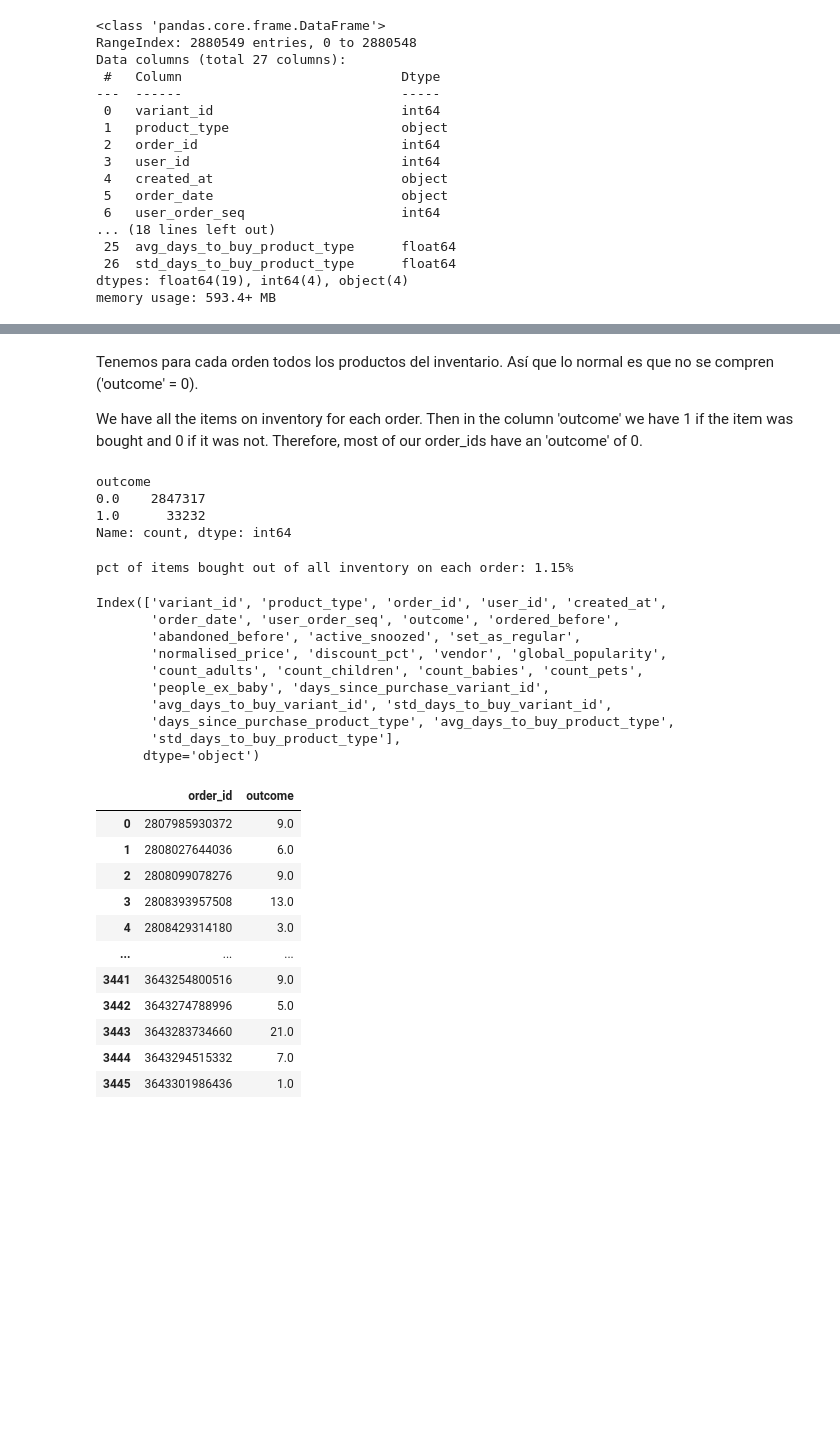
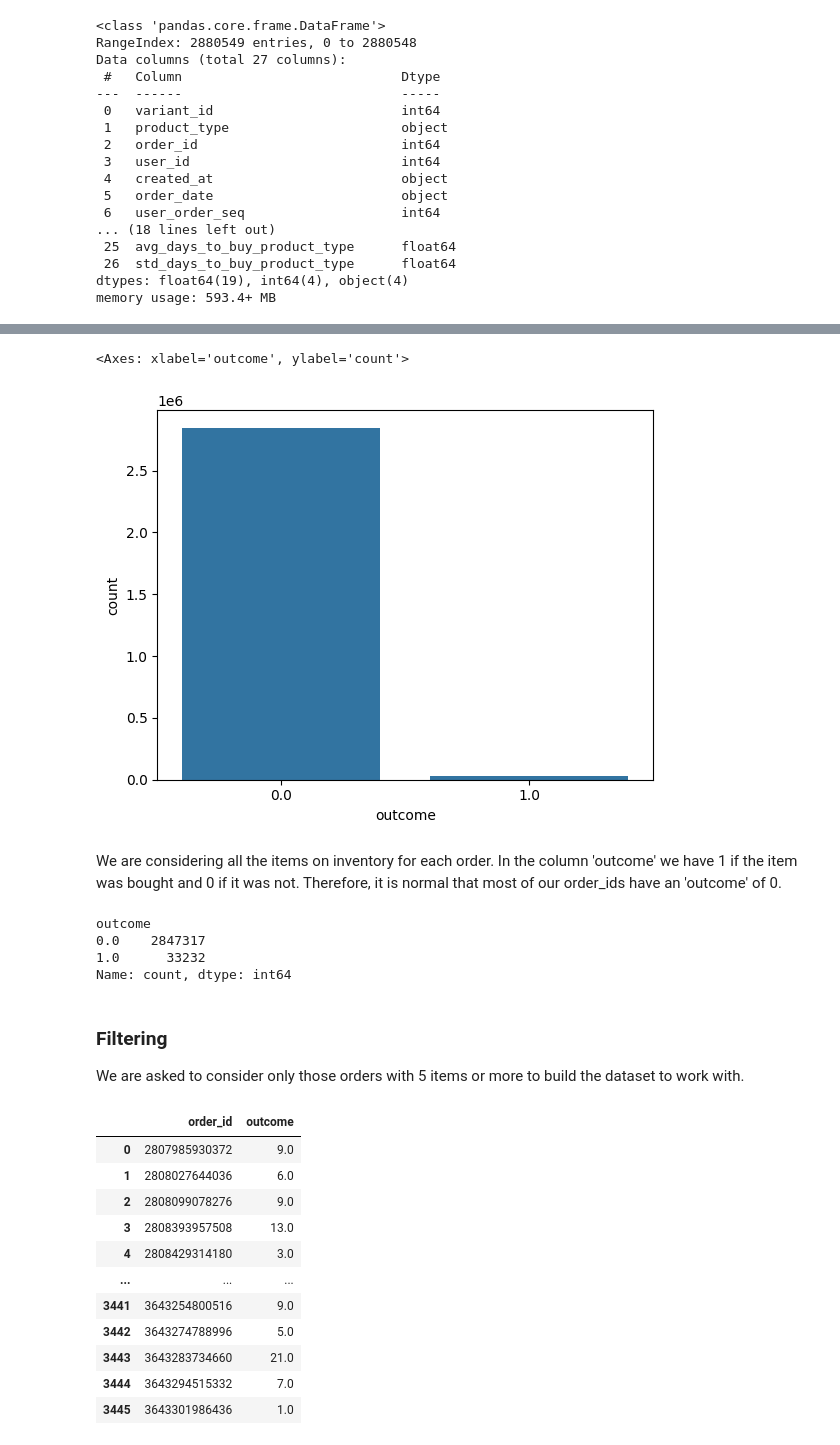
Before and after one commit to carleondel/zrive-ds, a Jupyter notebook: src/module_3/exploration_models.ipynb, the cells around one changed output, grey strips where cells are left out. Cells and saved outputs as stored; diff of their text form; code cells hidden in the pictures; blank space fills up the shorter version.

```diff
--- a/src/module_3/exploration_models.ipynb
+++ b/src/module_3/exploration_models.ipynb
@@ -51,7 +109,10 @@ df.head()
+# %%
+sns.countplot(x='outcome', data=df)
+# %% [output]
+<Axes: xlabel='outcome', ylabel='count'>
+[figure, added]
 # %% [markdown]
-Tenemos para cada orden todos los productos del inventario. Así que lo normal es que no se compren ('outcome' = 0).
-
-We have all the items on inventory for each order. Then in the column 'outcome' we have 1 if the item was bought and 0 if it was not. Therefore, most of our order_ids have an 'outcome' of 0.
+We are considering all the items on inventory for each order. In the column 'outcome' we have 1 if the item was bought and 0 if it was not. Therefore, it is normal that most of our order_ids have an 'outcome' of 0.
 # %%
 df['outcome'].value_counts()
 # %% [output]
@@ -59,23 +120,9 @@ outcome
 0.0    2847317
 1.0      33232
 Name: count, dtype: int64
-# %%
-print(f"pct of items bought out of all inventory on each order: {100 * df['outcome'].sum() / len(df) :.2f}%")
-# %% [output]
-pct of items bought out of all inventory on each order: 1.15%
-# %%
-df.columns
-# %% [output]
-Index(['variant_id', 'product_type', 'order_id', 'user_id', 'created_at',
-       'order_date', 'user_order_seq', 'outcome', 'ordered_before',
-       'abandoned_before', 'active_snoozed', 'set_as_regular',
-       'normalised_price', 'discount_pct', 'vendor', 'global_popularity',
-       'count_adults', 'count_children', 'count_babies', 'count_pets',
-       'people_ex_baby', 'days_since_purchase_variant_id',
-       'avg_days_to_buy_variant_id', 'std_days_to_buy_variant_id',
-       'days_since_purchase_product_type', 'avg_days_to_buy_product_type',
-       'std_days_to_buy_product_type'],
-      dtype='object')
+# %% [markdown]
+### Filtering
+We are asked to consider only those orders with 5 items or more to build the dataset to work with.
 # %%
 # We group by 'order_id' and sum the outcomes
 df_grouped = orders_filtered = df.groupby('order_id')['outcome'].sum().reset_index()
```
Also changed, not shown: parts of 43 cells of this notebook, 5 other files.
